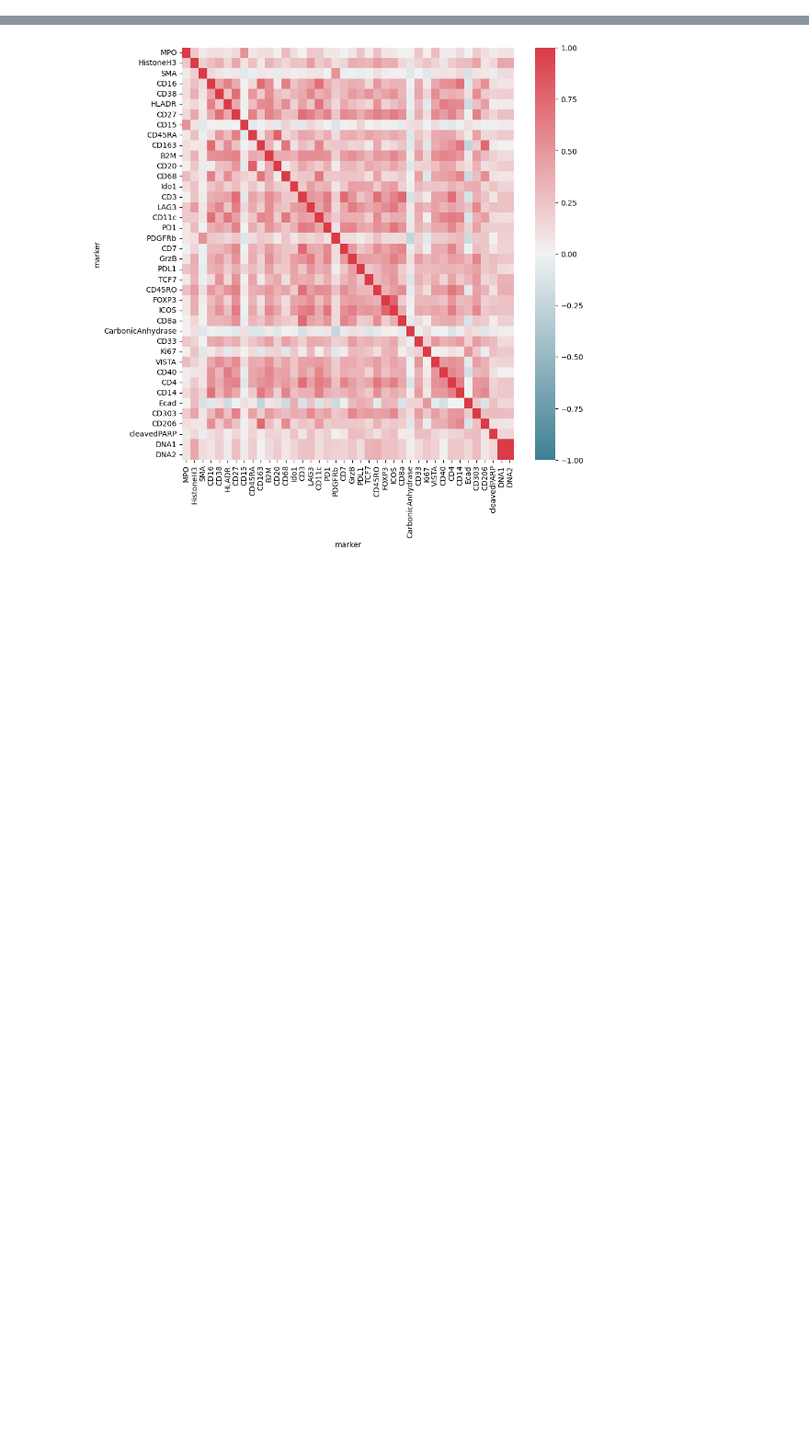
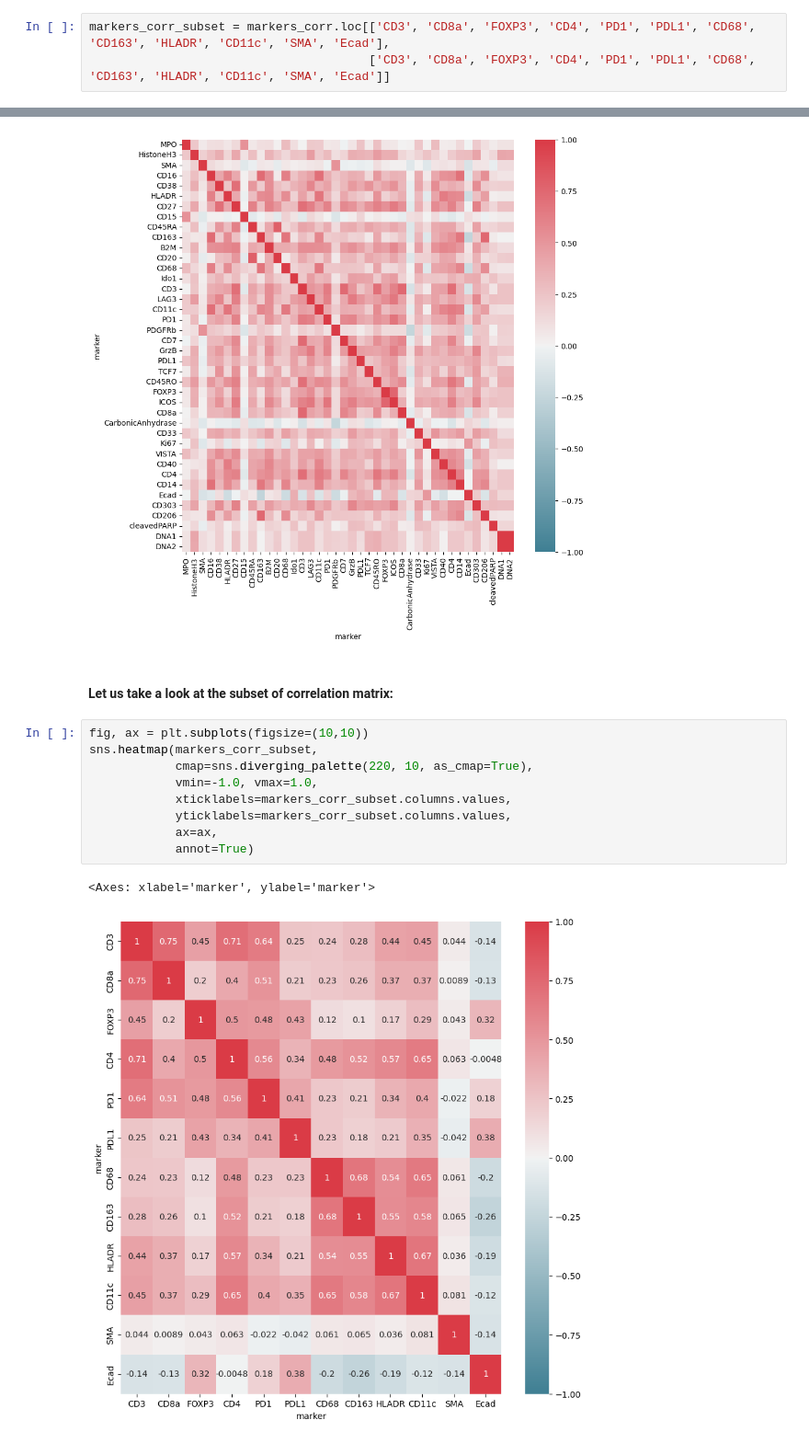
Before and after one commit to wtrawinska/Deep_learning_project, a Jupyter notebook: eda_roksana.ipynb, the cells around one changed output, grey strips where cells are left out. Shown at 92% size. Cells and saved outputs as stored; diff of their text form; blank space fills up the shorter version.

```diff
--- a/eda_roksana.ipynb
+++ b/eda_roksana.ipynb
@@ -299,5 +286,8 @@ sub_signature_df
 # %%
 markers_corr = expressions_df.corr()
+# %%
+markers_corr_subset = markers_corr.loc[['CD3', 'CD8a', 'FOXP3', 'CD4', 'PD1', 'PDL1', 'CD68', 'CD163', 'HLADR', 'CD11c', 'SMA', 'Ecad'],
+									   ['CD3', 'CD8a', 'FOXP3', 'CD4', 'PD1', 'PDL1', 'CD68', 'CD163', 'HLADR', 'CD11c', 'SMA', 'Ecad']]
 # %%
 fig, ax = plt.subplots(figsize=(10,10))
 sns.heatmap(markers_corr,
@@ -309,3 +299,17 @@ sns.heatmap(markers_corr,
 # %% [output]
 <Axes: xlabel='marker', ylabel='marker'>
 [figure]
+# %% [markdown]
+#### Let us take a look at the subset of correlation matrix:
+# %%
+fig, ax = plt.subplots(figsize=(10,10))
+sns.heatmap(markers_corr_subset,
+            cmap=sns.diverging_palette(220, 10, as_cmap=True),
+            vmin=-1.0, vmax=1.0,
+            xticklabels=markers_corr_subset.columns.values,
+            yticklabels=markers_corr_subset.columns.values,
+            ax=ax,
+			annot=True)
+# %% [output]
+<Axes: xlabel='marker', ylabel='marker'>
+[figure, added]
```
Also changed, not shown: parts of 18 cells of this notebook.
